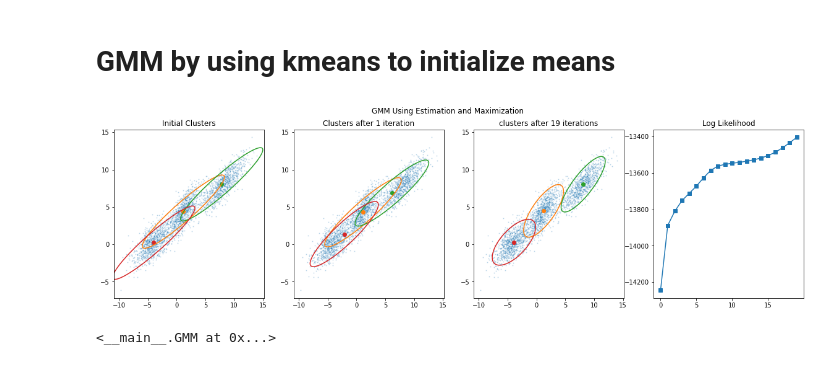
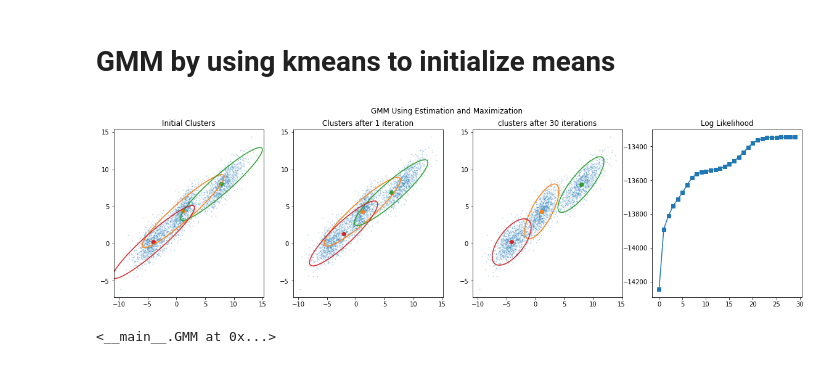
Before and after one commit to livinNector/machine-learning-lab-exercises, a Jupyter notebook: notebooks/Exercise 4.ipynb, the cells around one changed output. Saved outputs shown, nothing was run; the diff lists cells and outputs as text; code cells hidden in the pictures.

```diff
--- a/notebooks/Exercise 4.ipynb
+++ b/notebooks/Exercise 4.ipynb
@@ -278,13 +316,10 @@ gmm.fit(X, plot_params={"s":1,"alpha":.2})
 <__main__.GMM at 0x...>
 # %% [markdown]
  # GMM by using kmeans to initialize means
-# %%
-# X = train_x[...,(0,2)]
-k = 3
-kmeans = KMeans(k)
-kmeans.fit(X,random_state=1)
-gmm = GMM(k,20,10e-4,5)
-gmm.fit(X,kmeans.centroids,plot_params={"s":1,"alpha":.2})
-# %% [output]
-[figure, removed]
-<__main__.GMM at 0x...>
+# %%
+k = 3
+gmm = GMM(n_components = k,n_iters = 30,tol=10e-4,random_state=1, init_params="kmeans")
+gmm.fit(X,plot=True,plot_params={"s":1,"alpha":.2})
+# %% [output]
+[figure, added]
+<__main__.GMM at 0x...>
```
Also changed, not shown: parts of 7 cells of this notebook.
